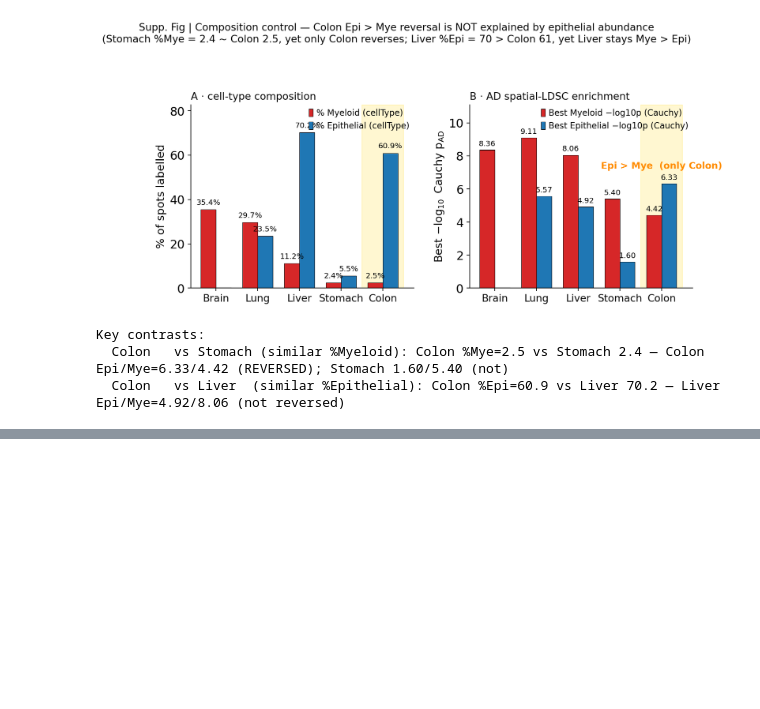
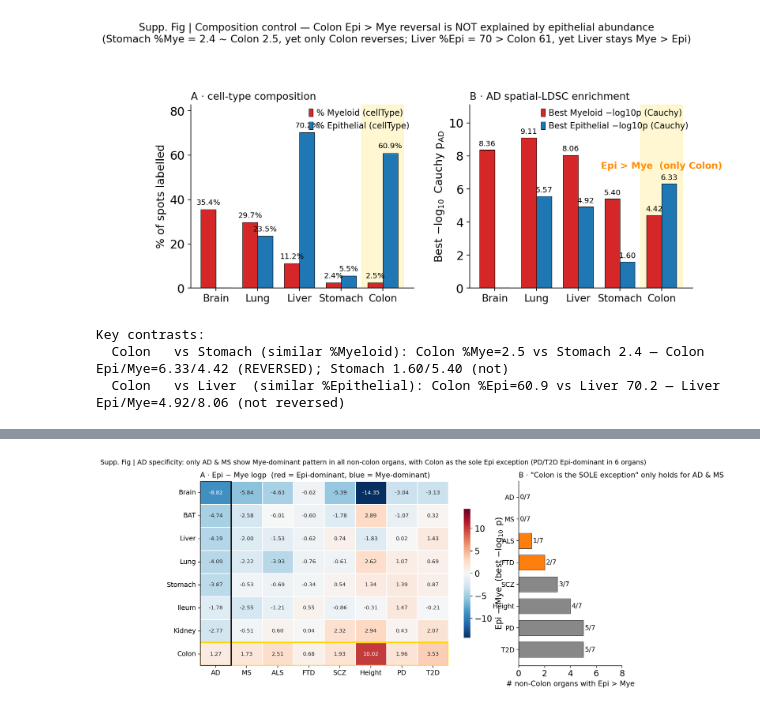
Before and after one commit to Starlitnightly/omicos-task-mouse-spatial, a Jupyter notebook: notebooks/paper_figure_supp.ipynb, the cells around one changed output, grey strips where cells are left out. Drawn from its saved outputs; the diff is of its cells as text; code cells hidden in the pictures; blank space fills up the shorter version.

```diff
--- a/notebooks/paper_figure_supp.ipynb
+++ b/notebooks/paper_figure_supp.ipynb
@@ -329,0 +333,88 @@ Key contrasts:
+# %%
+# === Supplementary Fig | Multi-trait × multi-organ Epi vs Mye matrix ===
+# Resolves Para 4 S4 properly: AD-specificity is NOT "Colon Epi > Mye" per se
+# (many traits show that). The AD specificity is that AD is one of only 2
+# traits (AD, MS) where Mye DOMINATES EVERY OTHER ORGAN and Colon is the
+# UNIQUE Epi exception. For PD/T2D, Colon Epi > Mye is unremarkable because
+# 6 of 8 organs already show Epi > Mye in those traits.
+#
+# Data: raw per-sample gsMap cauchy_combination output, all 8 traits across
+# 8 organs with both Myeloid and Epithelial annotations scored. Values are
+# Epi best -log10p minus Mye best -log10p; positive = Epi dominant.
+import seaborn as sns
+mat = pd.read_csv(f'{RES}/trait_organ_epi_minus_mye.csv')
+TRAITS = ['AD','MS','ALS','FTD','SCZ','Height','PD','T2D']
+ORGANS = ['Brain','BAT','Liver','Lung','Stomach','Ileum','Kidney','Colon']
+piv = (mat.pivot(index='organ', columns='trait', values='epi_minus_mye')
+          .reindex(ORGANS).reindex(columns=TRAITS))
+print(piv.round(2))
+
+# Per-trait count of non-Colon organs that are Epi-dominant
+n_epi_ex_colon = ((piv.drop('Colon') > 0).sum(axis=0)).reindex(TRAITS)
+print('\n# Epi-dominant non-colon organs per trait:')
+for t in TRAITS:
+    print(f'  {t}: {n_epi_ex_colon[t]}/{len(ORGANS)-1}')
+
+fig, (ax_mat, ax_count) = plt.subplots(
+    1, 2, figsize=(12.5, 5.6),
+    gridspec_kw={'width_ratios': [3.0, 1.0], 'wspace': 0.04},
+)
+
+# --- Left: heatmap of Epi − Mye ---
+vmax = max(abs(piv.min().min()), abs(piv.max().max()))
+sns.heatmap(piv, cmap='RdBu_r', center=0, vmin=-vmax, vmax=vmax,
+            annot=True, fmt='.2f', annot_kws={'size': 9},
+            linewidths=0.5, linecolor='white',
+            cbar_kws={'label': r'Epi $-$ Mye  (best $-\log_{10}$ p)', 'shrink': 0.7},
+            ax=ax_mat)
+ax_mat.set_xlabel('')
+ax_mat.set_ylabel('')
+plt.setp(ax_mat.get_yticklabels(), rotation=0, fontsize=TICK_FS-1)
+plt.setp(ax_mat.get_xticklabels(), rotation=0, fontsize=TICK_FS-1)
+# Highlight Colon row (focal organ)
+colon_idx = list(piv.index).index('Colon')
+ax_mat.add_patch(mpl.patches.Rectangle((0, colon_idx), len(TRAITS), 1,
+                                       fill=False, edgecolor='gold', lw=2.5, zorder=10))
+# Highlight AD column (focal trait)
+ad_idx = list(piv.columns).index('AD')
+ax_mat.add_patch(mpl.patches.Rectangle((ad_idx, 0), 1, len(ORGANS),
+                                       fill=False, edgecolor='black', lw=2.0, zorder=10))
+ax_mat.set_title('A · Epi − Mye logp  (red = Epi-dominant, blue = Mye-dominant)',
+                 fontsize=TITLE_FS-1, loc='left')
+
+# --- Right: per-trait count of Epi-dominant non-Colon organs ---
+y_pos = np.arange(len(TRAITS))
+bar_colors = ['#cc0000' if t in ('AD', 'MS') else
+              ('#ff7f0e' if t in ('ALS', 'FTD') else '#888')
+              for t in TRAITS]
+ax_count.barh(y_pos, n_epi_ex_colon.values, color=bar_colors,
+              edgecolor='black', lw=0.5, height=0.7)
+for i, n in enumerate(n_epi_ex_colon.values):
+    ax_count.text(n + 0.1, i, f'{n}/{len(ORGANS)-1}',
+                  va='center', fontsize=TICK_FS-1)
+ax_count.set_yticks(y_pos)
+ax_count.set_yticklabels(TRAITS, fontsize=TICK_FS-1)
+ax_count.set_xlabel('# non-Colon organs with Epi > Mye', fontsize=LABEL_FS-1)
+ax_count.set_xlim(0, len(ORGANS))
+ax_count.invert_yaxis()
+ax_count.set_title('B · "Colon is the SOLE exception" only holds for AD & MS',
+                   fontsize=TITLE_FS-1, loc='left')
+ax_count.spines['top'].set_visible(False)
+ax_count.spines['right'].set_visible(False)
+
+fig.suptitle('Supp. Fig | AD specificity: only AD & MS show Mye-dominant pattern '
+             'in all non-colon organs, with Colon as the sole Epi exception '
+             '(PD/T2D Epi-dominant in 6 organs)',
+             fontsize=TITLE_FS-2, y=1.00)
+plt.tight_layout(rect=[0, 0, 1, 0.94])
+save_panel(fig, 'FigS_trait_organ_epi_vs_mye_matrix')
+plt.show()
+
+print('\n=== Per-trait verdict ===')
+for t in TRAITS:
+    others = (piv.drop('Colon').loc[:, t] > 0).sum()
+    colon = piv.loc['Colon', t]
+    is_excep = others == 0 and colon > 0
+    note = ' ← AD-style: Colon is the SOLE Epi exception' if is_excep else ''
+    print(f'  {t:<8}  Colon Δ = {colon:+.2f},  # other Epi-dom organs = {others}{note}')
+# %% [output]
@@ -329,0 +438 @@ Key contrasts:
+[figure, added]
```
Also changed, not shown: parts of 3 cells of this notebook, 10 other files.
